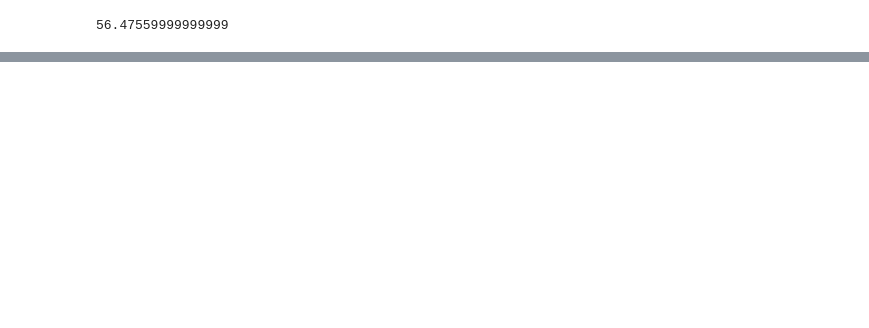
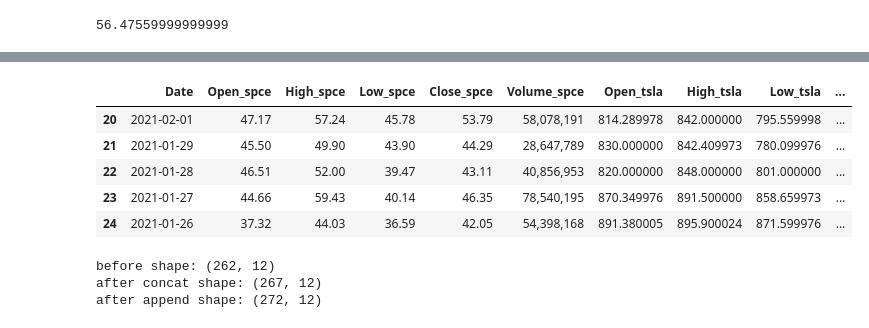
Before and after one commit to yaroslavtsepkov/data-analysis-tools, a Jupyter notebook: pandas/02-pandas-yaroslav_tsepkov.ipynb, the cells around one changed output, grey strips where cells are left out. Saved outputs shown, nothing was run; the diff lists cells and outputs as text; code cells hidden in the pictures; blank space fills up the shorter version.

```diff
--- a/pandas/02-pandas-yaroslav_tsepkov.ipynb
+++ b/pandas/02-pandas-yaroslav_tsepkov.ipynb
@@ -233,0 +276,22 @@ hst
+# %%
+# Вырежем кусок нашего фрейма чтобы потом его снова добавить,
+# конечно не самое логичное что можно сделать, ну главное показать что можно и так
+pie_df = df.iloc[20:25, :]
+pie_df.head()
+# %% [output]
+|  | Date | Open_spce | High_spce | Low_spce | Close_spce | Volume_spce | Open_tsla | High_tsla | Low_tsla | ... |
+| 20 | 2021-02-01 | 47.17 | 57.24 | 45.78 | 53.79 | 58,078,191 | 814.289978 | 842.000000 | 795.559998 | ... |
+| 21 | 2021-01-29 | 45.50 | 49.90 | 43.90 | 44.29 | 28,647,789 | 830.000000 | 842.409973 | 780.099976 | ... |
+| 22 | 2021-01-28 | 46.51 | 52.00 | 39.47 | 43.11 | 40,856,953 | 820.000000 | 848.000000 | 801.000000 | ... |
+| 23 | 2021-01-27 | 44.66 | 59.43 | 40.14 | 46.35 | 78,540,195 | 870.349976 | 891.500000 | 858.659973 | ... |
+| 24 | 2021-01-26 | 37.32 | 44.03 | 36.59 | 42.05 | 54,398,168 | 891.380005 | 895.900024 | 871.599976 | ... |
+# %%
+print(f'before shape: {df.shape}')
+df = pd.concat([pie_df, df])
+print(f'after concat shape: {df.shape}')
+df = df.append(pie_df)
+print(f'after append shape: {df.shape}')
+# %% [output]
+before shape: (262, 12)
+after concat shape: (267, 12)
+after append shape: (272, 12)
```
Also changed, not shown: parts of 10 cells of this notebook, 2 other files.
